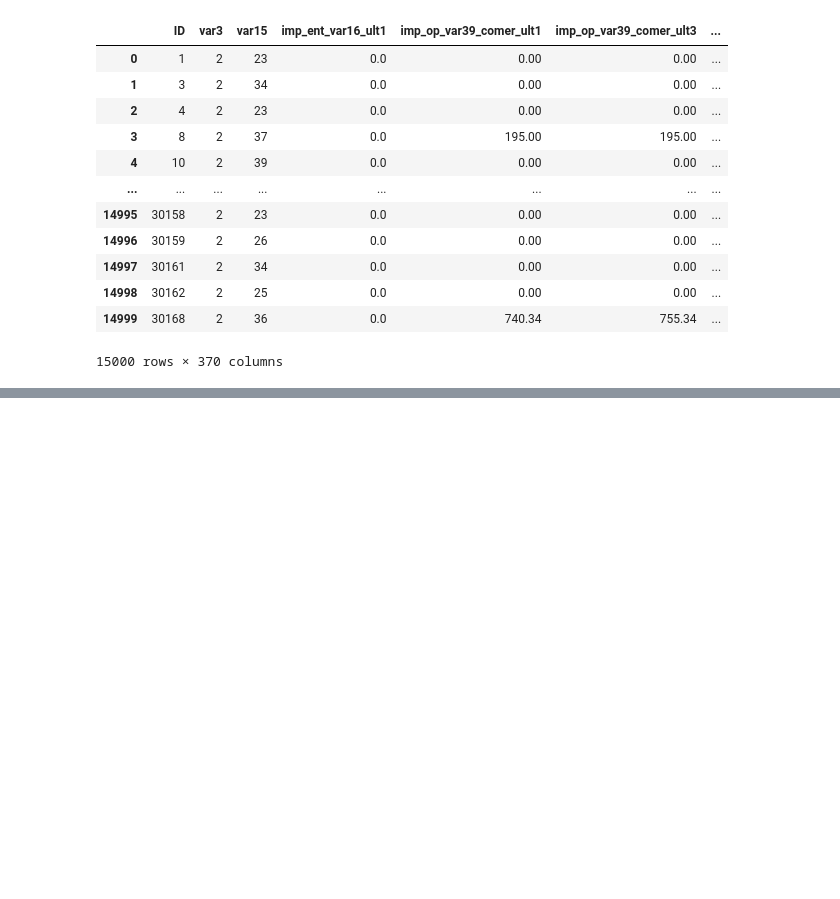
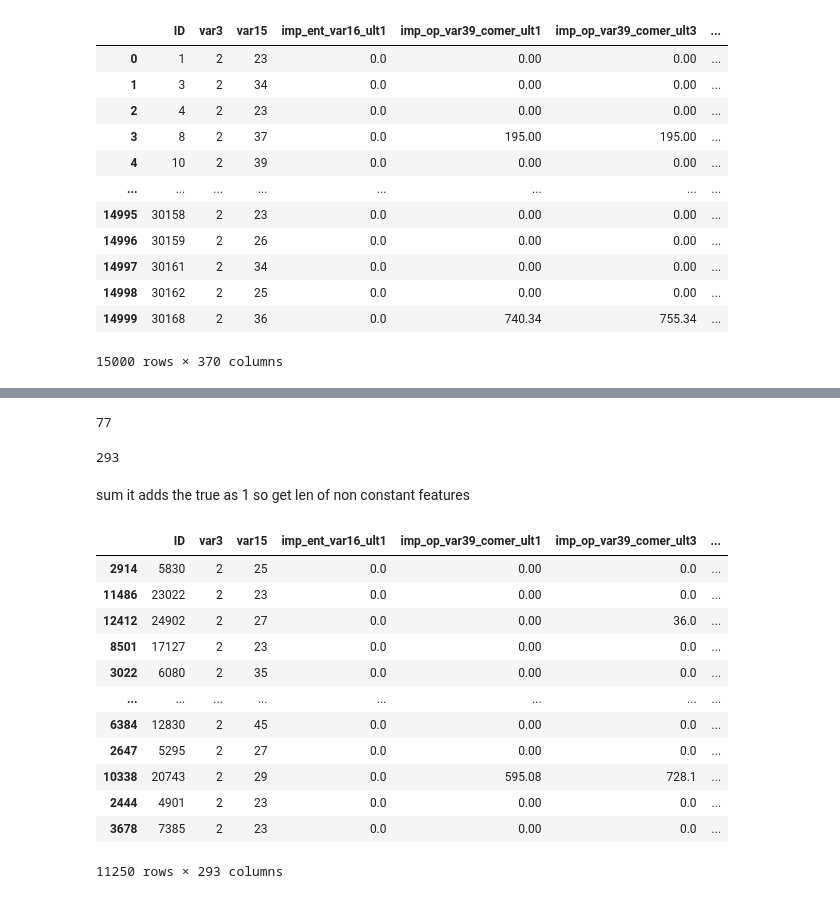
Before and after one commit to Ashish415nith/ml-assignments, a Jupyter notebook: santander dataset.ipynb, the cells around one changed output, grey strips where cells are left out. Cells and saved outputs as stored; diff of their text form; code cells hidden in the pictures; blank space fills up the shorter version.

```diff
--- a/santander dataset.ipynb
+++ b/santander dataset.ipynb
@@ -122,0 +49,2 @@ cor = df.corr(method='pearson')
+# %%
+vt.fit(trainX)
@@ -122,0 +53,3 @@ cor = df.corr(method='pearson')
+# %%
+arr=vt.get_support()
+print(len(arr))
@@ -122,0 +58,3 @@ cor = df.corr(method='pearson')
+# %%
+constant_columns=[cols for cols in trainX.columns if cols not in trainX.columns[arr]]
+constant_columns
@@ -122,0 +79,10 @@ cor = df.corr(method='pearson')
+# %%
+print(len(constant_columns))
+# %% [output]
+77
+# %%
+sum(arr)
+# %% [output]
+293
+# %% [markdown]
+sum it adds the true as 1 so get len of non constant features
@@ -122,0 +91,18 @@ cor = df.corr(method='pearson')
+# %%
+new_df=trainX.drop(constant_columns,axis=1)
+# %%
+new_df
+# %% [output]
+|  | ID | var3 | var15 | imp_ent_var16_ult1 | imp_op_var39_comer_ult1 | imp_op_var39_comer_ult3 | ... |
+| 2914 | 5830 | 2 | 25 | 0.0 | 0.00 | 0.0 | ... |
+| 11486 | 23022 | 2 | 23 | 0.0 | 0.00 | 0.0 | ... |
+| 12412 | 24902 | 2 | 27 | 0.0 | 0.00 | 36.0 | ... |
+| 8501 | 17127 | 2 | 23 | 0.0 | 0.00 | 0.0 | ... |
+| 3022 | 6080 | 2 | 35 | 0.0 | 0.00 | 0.0 | ... |
+| ... | ... | ... | ... | ... | ... | ... | ... |
+| 6384 | 12830 | 2 | 45 | 0.0 | 0.00 | 0.0 | ... |
+| 2647 | 5295 | 2 | 27 | 0.0 | 0.00 | 0.0 | ... |
+| 10338 | 20743 | 2 | 29 | 0.0 | 595.08 | 728.1 | ... |
+| 2444 | 4901 | 2 | 23 | 0.0 | 0.00 | 0.0 | ... |
+| 3678 | 7385 | 2 | 23 | 0.0 | 0.00 | 0.0 | ... |
+11250 rows × 293 columns
```
Also changed, not shown: parts of 19 cells of this notebook.
